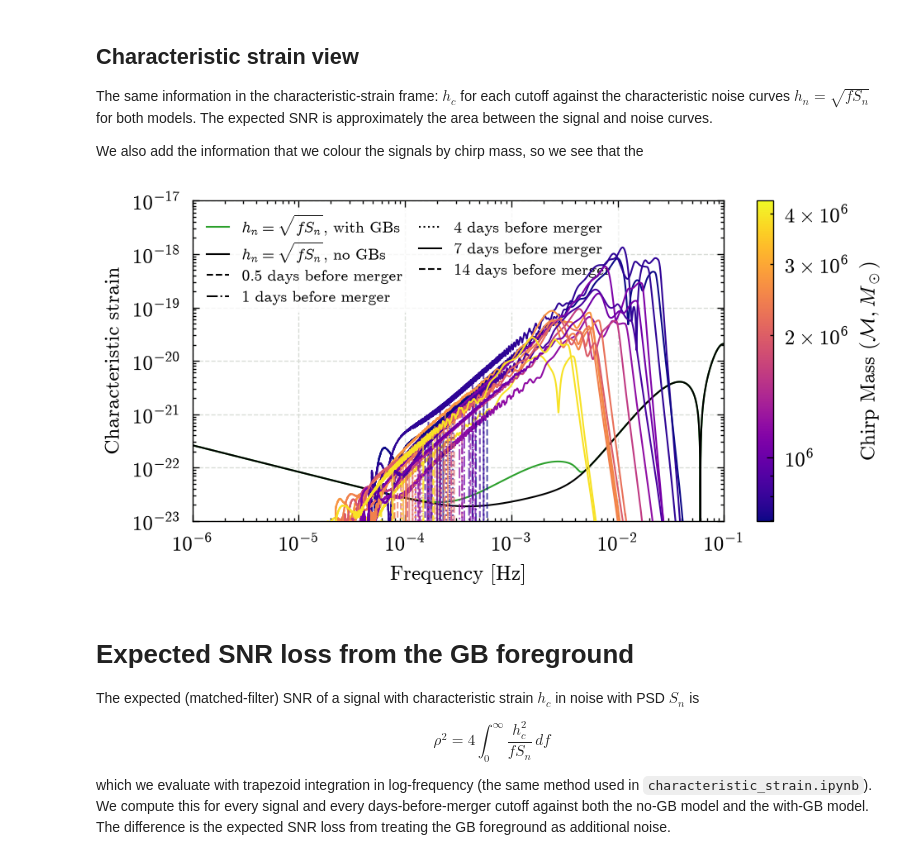
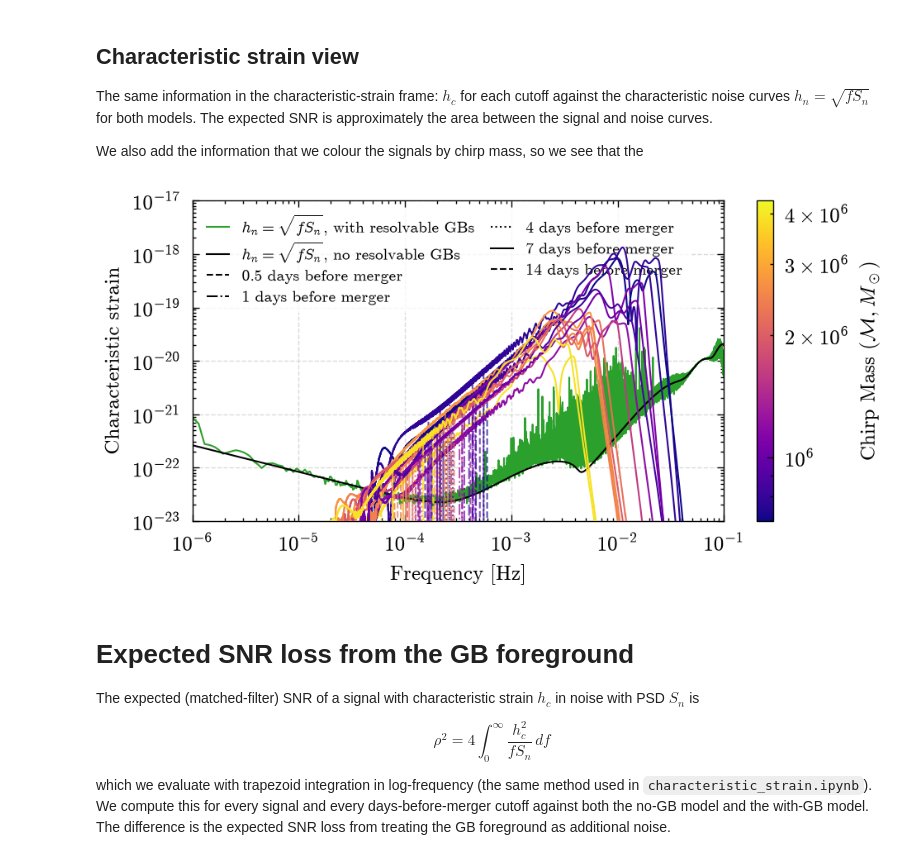
Before and after one commit to icg-gravwaves/lisa_premerger_sangria, a Jupyter notebook: estimate_psds/characteristic_strain_vs_gb.ipynb, the cells around one changed output. Drawn from its saved outputs; the diff is of its cells as text; code cells hidden in the pictures.

```diff
--- a/estimate_psds/characteristic_strain_vs_gb.ipynb
+++ b/estimate_psds/characteristic_strain_vs_gb.ipynb
@@ -76,9 +76,9 @@ def load_psd(filename, flen, delta_f):
     )
 
 
-# Model A/E PSDs: with and without the galactic binary foreground
-AE_model = load_psd('model_AE_PSD.txt', flen=flen, delta_f=delta_f)
-AE_model_nogb = load_psd('model_AE_NOGB_PSD.txt', flen=flen, delta_f=delta_f)
+# Estimated A/E PSDs: estimated full (with resolvable GBs) and vs model which has only unresolvable GBs
+AE_estimate = load_psd('A_sangria_hm_SMOOTHED_PSD.txt', flen=flen, delta_f=delta_f)
+AE_model_nogb = load_psd('model_AE_SMOOTHED_PSD.txt', flen=flen, delta_f=delta_f)
 # %%
 # Load the collected characteristic strains (root-sum-square of A and E channels)
 hc_all = {}
@@ -101,11 +101,11 @@ with h5py.File('characteristic_strain/collected_characteristic_strain.hdf', 'r')
                 )
 
 
-# The model PSDs are on a slightly different frequency grid than the collected
+# The estimated PSDs are on a slightly different frequency grid than the collected
 # characteristic strain, so interpolate them onto the HDF frequencies (in log space)
-psd_valid = AE_model.sample_frequencies > 0
-AE_model_at_freqs = np.exp(
-    np.interp(np.log(freqs), np.log(AE_model.sample_frequencies[psd_valid]), np.log(AE_model[psd_valid]))
+psd_valid = AE_estimate.sample_frequencies > 0
+AE_estimate_at_freqs = np.exp(
+    np.interp(np.log(freqs), np.log(AE_estimate.sample_frequencies[psd_valid]), np.log(AE_estimate[psd_valid]))
 )
 AE_model_nogb_at_freqs = np.exp(
     np.interp(np.log(freqs), np.log(AE_model_nogb.sample_frequencies[psd_valid]), np.log(AE_model_nogb[psd_valid]))
@@ -117,8 +117,8 @@ AE_model_nogb_at_freqs = np.exp(
 # for the SNR integrals below -- those stay at full resolution.
 plot_stride = 5
 freqs_plot = freqs[::plot_stride]
-AE_model_at_freqs_plot = AE_model_at_freqs[::plot_stride]
-AE_model_nogb_at_freqs_plot = AE_model_nogb_at_freqs[::plot_stride]
+AE_estimate_at_freqs_plot = AE_estimate_at_freqs[::plot_stride]
+AE_estimate_nogb_at_freqs_plot = AE_model_nogb_at_freqs[::plot_stride]
 # %% [output]
 Signal 0
 Signal 1
@@ -251,8 +251,8 @@ The same information in the characteristic-strain frame: $h_c$ for each cutoff a
 We also add the information that we colour the signals by chirp mass, so we see that the
 # %%
 # Characteristic noise curves for both models (downsampled for plotting)
-hn_withgb = np.sqrt(freqs_plot * AE_model_at_freqs_plot)
-hn_nogb = np.sqrt(freqs_plot * AE_model_nogb_at_freqs_plot)
+hn_withgb = np.sqrt(freqs_plot * AE_estimate_at_freqs_plot)
+hn_nogb = np.sqrt(freqs_plot * AE_estimate_nogb_at_freqs_plot)
 
 from matplotlib.colors import LogNorm
 
@@ -279,7 +279,7 @@ ax.loglog(
     hn_withgb,
     color='tab:green',
     linestyle='-',
-    label=r'$h_n = \sqrt{f S_n}$, with GBs',
+    label=r'$h_n = \sqrt{f S_n}$, with resolvable GBs',
     rasterized=True
 )
 ax.loglog(
@@ -287,7 +287,7 @@ ax.loglog(
     hn_nogb,
     color='k',
     linestyle='-',
-    label=r'$h_n = \sqrt{f S_n}$, no GBs',
+    label=r'$h_n = \sqrt{f S_n}$, no resolvable GBs',
     rasterized=True
 )
 
@@ -310,34 +310,34 @@ for sig_num in signals:
             zorder=40 + sig_num,
             rasterized=True
         )
 
 for days in cutoff_days:
     ax.loglog(
         [], [],
         color='k',
         linestyle=ls_days_before[days],
         label=f"{days} days before merger"
     )
 
 # 2. Add the colorbar properly using a ScalarMappable
 sm = plt.cm.ScalarMappable(cmap=signal_cmap, norm=norm)
 cb = fig.colorbar(sm, ax=ax)
 cb.set_label('Chirp Mass ($\mathcal{M}, M_\odot $)') # Customize label as needed
 
 ax.set_xlabel('Frequency [Hz]')
 ax.set_ylabel('Characteristic strain')
 ax.set_ylim(1e-23, 1e-17)
 ax.set_xlim(1e-6, 0.1)
 ax.legend(
     loc='upper left',
     ncol=2,
     fontsize=7,
 )
 ax.grid(zorder=-100)
 
 plt.show()
 # %% [output]
-[figure, old version]
+[figure, new version]
 # %% [markdown]
 # Expected SNR loss from the GB foreground
 
```
Also changed, not shown: parts of 7 cells of this notebook, 5 other files.
